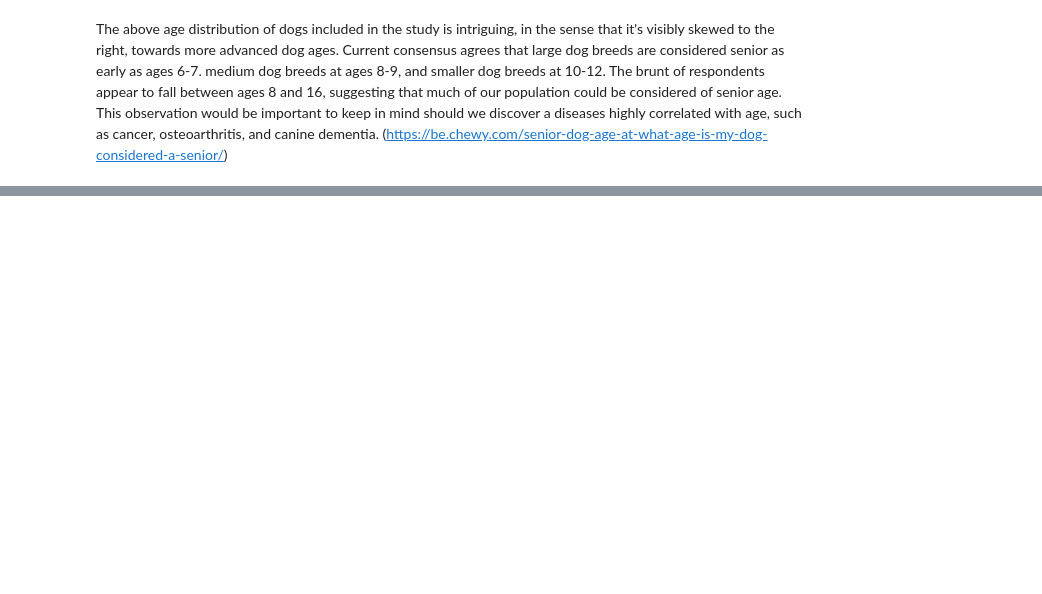
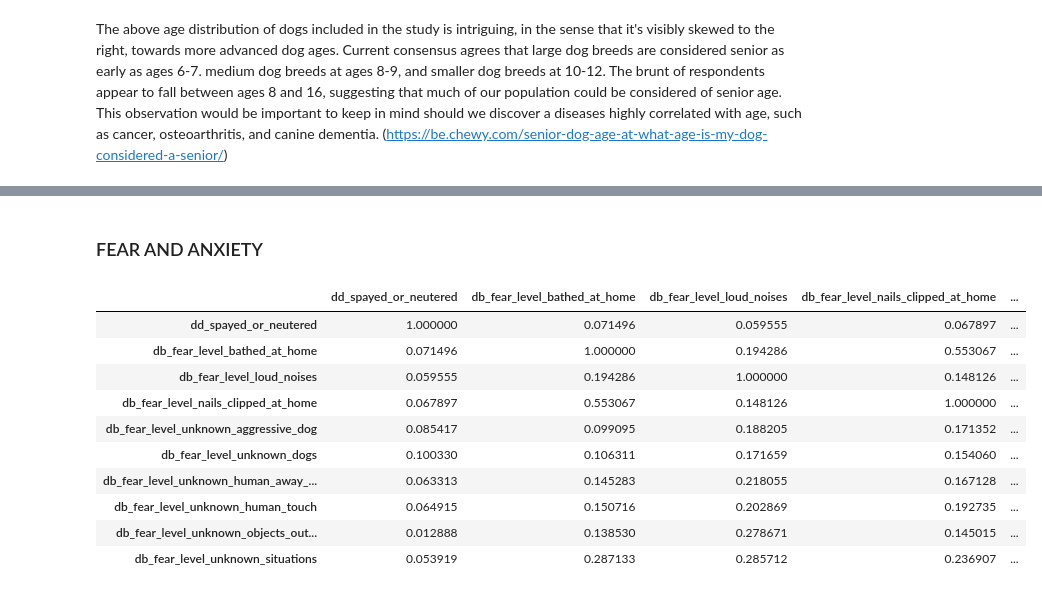
Before and after one commit to aseem645/Capstone, a Jupyter notebook: capstone_data_eda.ipynb, the cells around one changed output, grey strips where cells are left out. Saved outputs shown, nothing was run; the diff lists cells and outputs as text; code cells hidden in the pictures; blank space fills up the shorter version.

```diff
--- a/capstone_data_eda.ipynb
+++ b/capstone_data_eda.ipynb
@@ -283,0 +310,23 @@ The above age distribution of dogs included in the study is intriguing, in the s
+# %% [markdown]
+### FEAR AND ANXIETY
+# %%
+fear_anxiety_df = merged_df_fin[['dd_spayed_or_neutered', 'db_fear_level_bathed_at_home', 'db_fear_level_loud_noises',
+                                'db_fear_level_nails_clipped_at_home', 'db_fear_level_unknown_aggressive_dog', 'db_fear_level_unknown_dogs',
+                                'db_fear_level_unknown_human_away_from_home', 'db_fear_level_unknown_human_touch', 'db_fear_level_unknown_objects_outside',
+                                'db_fear_level_unknown_situations']]
+
+correlation_fear_anxiety = fear_anxiety_df.corr()
+
+correlation_fear_anxiety
+# %% [output]
+|  | dd_spayed_or_neutered | db_fear_level_bathed_at_home | db_fear_level_loud_noises | db_fear_level_nails_clipped_at_home | ... |
+| dd_spayed_or_neutered | 1.000000 | 0.071496 | 0.059555 | 0.067897 | ... |
+| db_fear_level_bathed_at_home | 0.071496 | 1.000000 | 0.194286 | 0.553067 | ... |
+| db_fear_level_loud_noises | 0.059555 | 0.194286 | 1.000000 | 0.148126 | ... |
+| db_fear_level_nails_clipped_at_home | 0.067897 | 0.553067 | 0.148126 | 1.000000 | ... |
+| db_fear_level_unknown_aggressive_dog | 0.085417 | 0.099095 | 0.188205 | 0.171352 | ... |
+| db_fear_level_unknown_dogs | 0.100330 | 0.106311 | 0.171659 | 0.154060 | ... |
+| db_fear_level_unknown_human_away_... | 0.063313 | 0.145283 | 0.218055 | 0.167128 | ... |
+| db_fear_level_unknown_human_touch | 0.064915 | 0.150716 | 0.202869 | 0.192735 | ... |
+| db_fear_level_unknown_objects_out... | 0.012888 | 0.138530 | 0.278671 | 0.145015 | ... |
+| db_fear_level_unknown_situations | 0.053919 | 0.287133 | 0.285712 | 0.236907 | ... |
```
Also changed, not shown: parts of 15 cells of this notebook.
